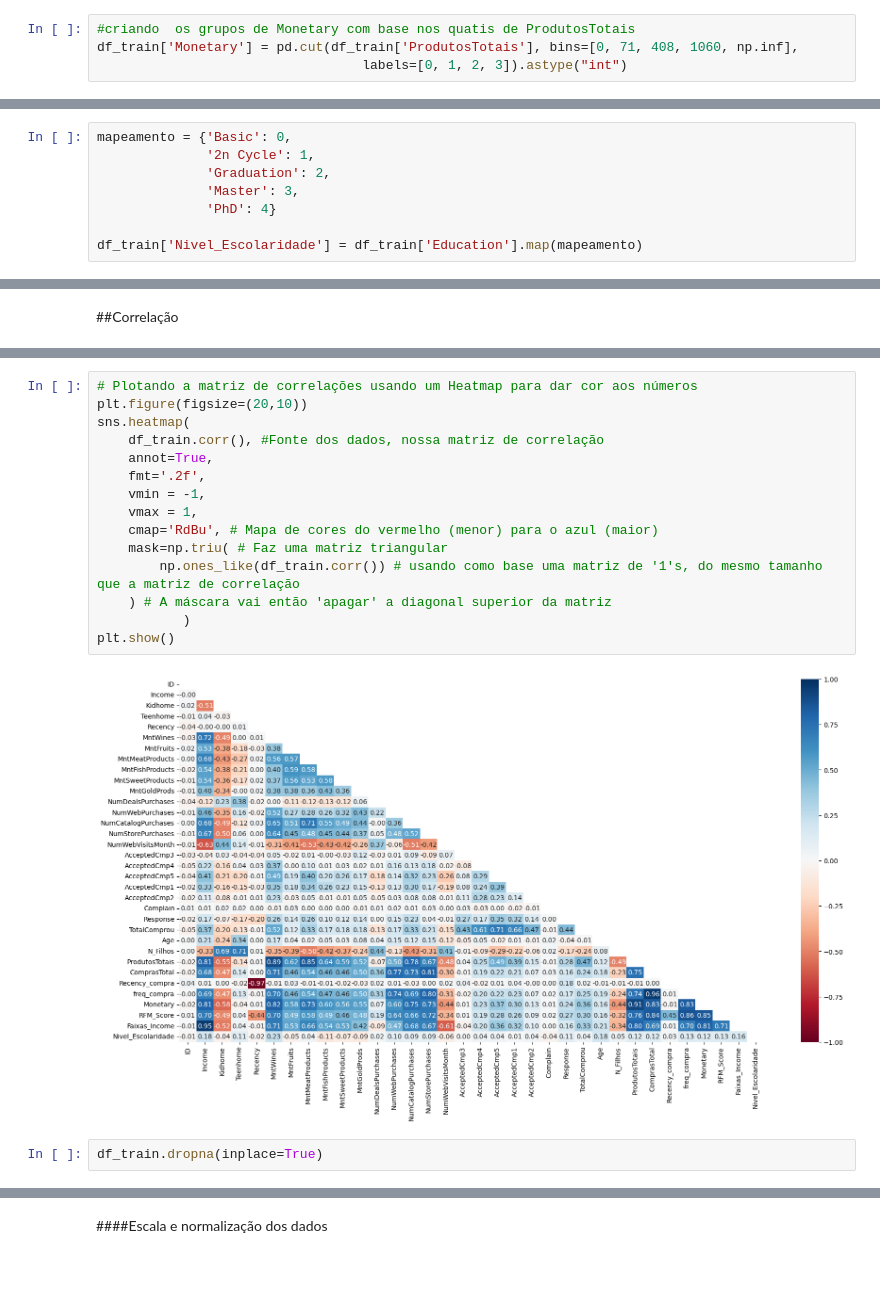
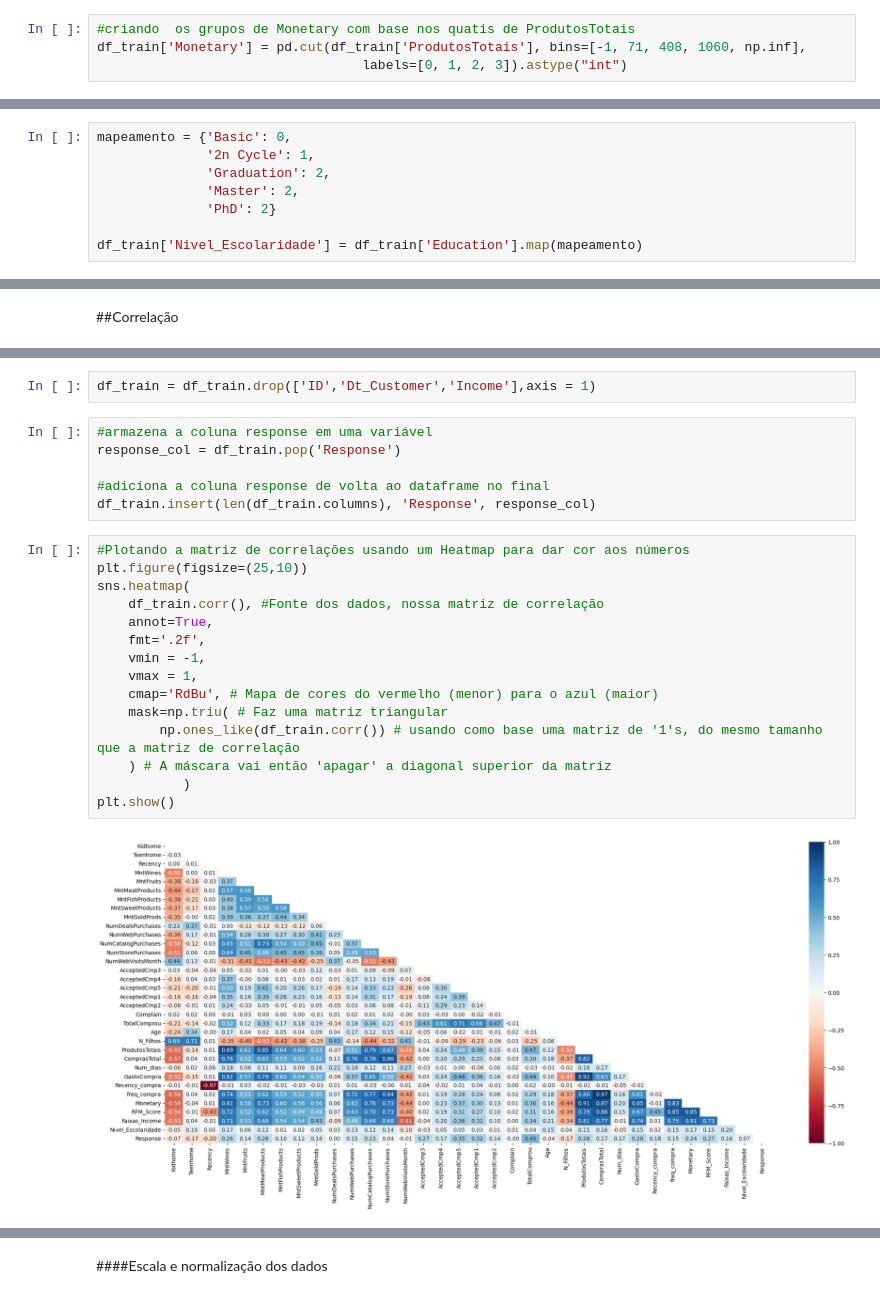
Before and after one commit to DionesGouvea/propensao_compra, a Jupyter notebook: Propensão_Marketing.ipynb, the cells around one changed output, grey strips where cells are left out. Saved outputs shown, nothing was run; the diff lists cells and outputs as text; blank space fills up the shorter version.

```diff
--- a/Propensão_Marketing.ipynb
+++ b/Propensão_Marketing.ipynb
@@ -652,6 +692,6 @@ max      2525.000000
 Name: ProdutosTotais, dtype: float64
 # %%
 #criando  os grupos de Monetary com base nos quatis de ProdutosTotais
-df_train['Monetary'] = pd.cut(df_train['ProdutosTotais'], bins=[0, 71, 408, 1060, np.inf],
+df_train['Monetary'] = pd.cut(df_train['ProdutosTotais'], bins=[-1, 71, 408, 1060, np.inf],
                                   labels=[0, 1, 2, 3]).astype("int")
 # %% [markdown]
@@ -729,7 +781,7 @@ Eu ja tinha visualizado que existia essa diferença na analise exploratoria pore
 mapeamento = {'Basic': 0,
               '2n Cycle': 1,
               'Graduation': 2,
-              'Master': 3,
-              'PhD': 4}
+              'Master': 2,
+              'PhD': 2}
 
 df_train['Nivel_Escolaridade'] = df_train['Education'].map(mapeamento)
@@ -772,19 +811,25 @@ memory usage: 470.4+ KB
+# %%
+df_train = df_train.drop(['ID','Dt_Customer','Income'],axis = 1)
+# %%
+#armazena a coluna response em uma variável
+response_col = df_train.pop('Response')
+
+#adiciona a coluna response de volta ao dataframe no final
+df_train.insert(len(df_train.columns), 'Response', response_col)
 # %%
-# Plotando a matriz de correlações usando um Heatmap para dar cor aos números
-plt.figure(figsize=(20,10))
+#Plotando a matriz de correlações usando um Heatmap para dar cor aos números
+plt.figure(figsize=(25,10))
 sns.heatmap(
     df_train.corr(), #Fonte dos dados, nossa matriz de correlação
     annot=True,
     fmt='.2f',
     vmin = -1,
     vmax = 1,
     cmap='RdBu', # Mapa de cores do vermelho (menor) para o azul (maior)
     mask=np.triu( # Faz uma matriz triangular
         np.ones_like(df_train.corr()) # usando como base uma matriz de '1's, do mesmo tamanho que a matriz de correlação
     ) # A máscara vai então 'apagar' a diagonal superior da matriz
            )
 plt.show()
 # %% [output]
-[figure, old version]
+[figure, new version]
-# %%
-df_train.dropna(inplace=True)
```
Also changed, not shown: parts of 54 cells of this notebook.
